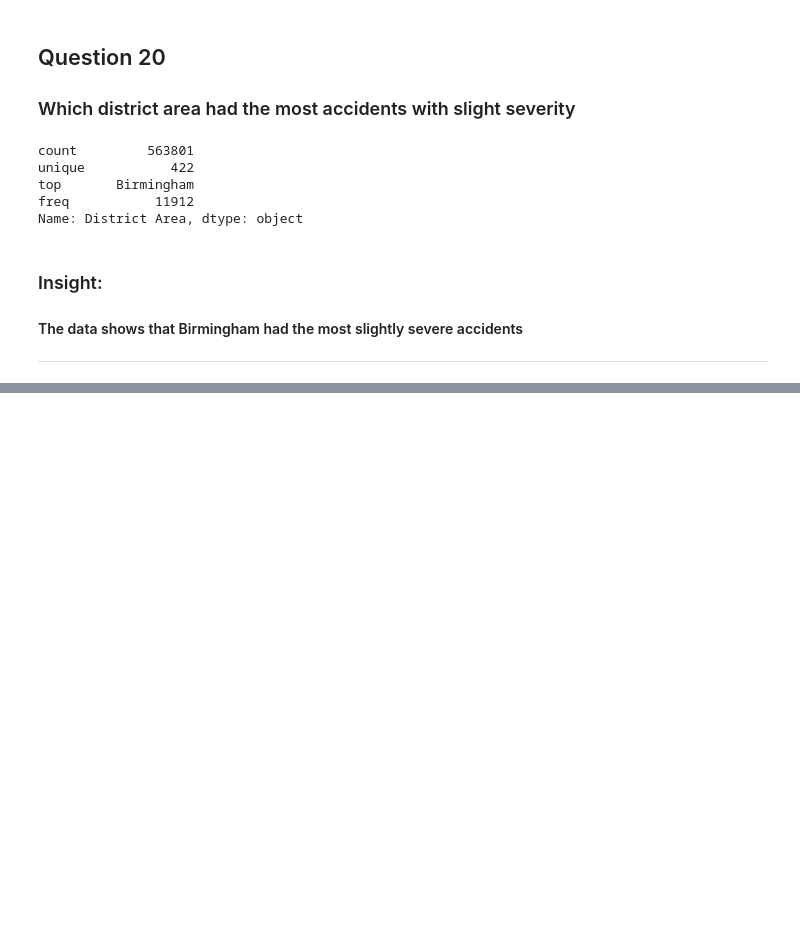
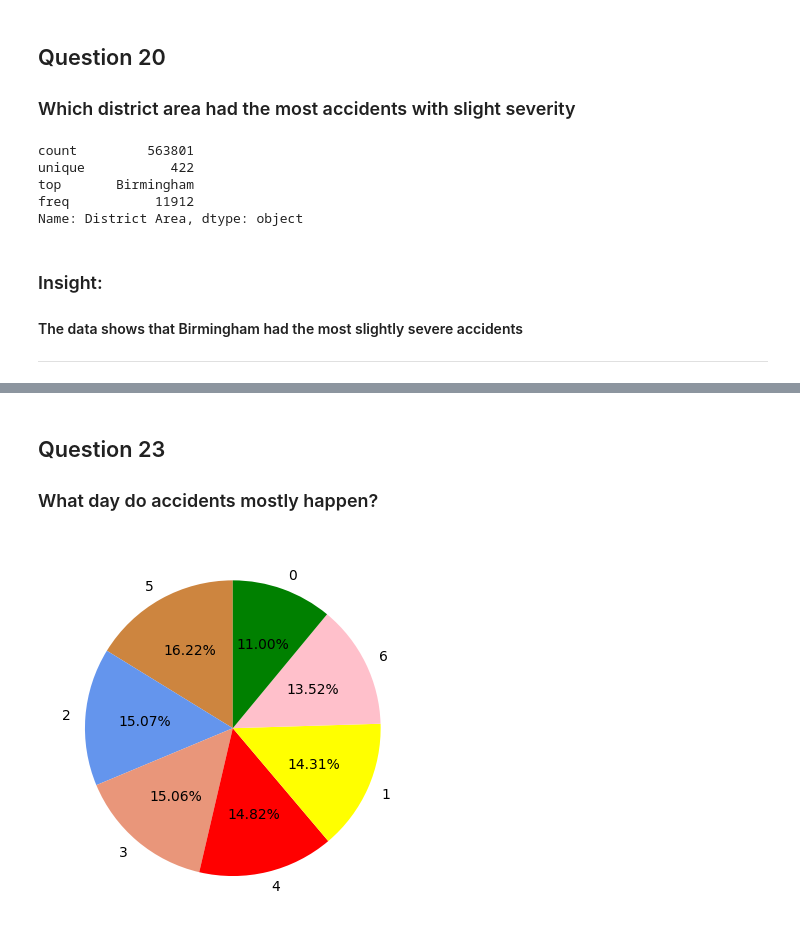
Before and after one commit to MArK720767/ELEC303-DataAnalytics, a Jupyter notebook: ELEC303 _GarayMark/Activity 2.ipynb, the cells around one changed output, grey strips where cells are left out. Saved outputs shown, nothing was run; the diff lists cells and outputs as text; code cells hidden in the pictures; blank space fills up the shorter version.

```diff
--- a/ELEC303 _GarayMark/Activity 2.ipynb
+++ b/ELEC303 _GarayMark/Activity 2.ipynb
@@ -11,7 +11,7 @@ warnings.filterwarnings("ignore")
 # %% [markdown]
 <h2>Load Dataset into Data Frame</h2>
 # %%
-data = pd.read_csv('dataset\\uk_road_accident.csv')
+data = pd.read_csv('datasets\\uk_road_accident.csv')
 # %% [markdown]
 <h2>Check DataFrame Information</h2>
 # %%
@@ -457,3 +457,9 @@ Name: District Area, dtype: object
 <h3>Insight:</h3>
 <h4>The data shows that Birmingham had the most slightly severe accidents</h4>
 <hr>
+# %%
+data['Accident Date'] = data['Accident Date'].str.strip()
+data['Accident Date'] = data['Accident Date'].astype('str')
+data['Accident Date'] = data['Accident Date'].str.replace('/', '-')
+# %%
+data['Accident Date'] = pd.to_datetime(data['Accident Date'], dayfirst = True, errors = 'coerce')
@@ -459,0 +484,5 @@ Name: District Area, dtype: object
+# %%
+data['Year'] = data['Accident Date'].dt.year
+data['Month'] = data['Accident Date'].dt.month
+data['Day'] = data['Accident Date'].dt.day
+data['DayOfWeek'] = data['Accident Date'].dt.dayofweek
@@ -459,0 +553,3 @@ Name: District Area, dtype: object
+# %% [markdown]
+ <h2>Question 23</h2>
+<h3>What day do accidents mostly happen?</h3>
@@ -459,0 +558,11 @@ Name: District Area, dtype: object
+# %%
+severity = data['DayOfWeek'].value_counts()
+
+plt.pie(severity,
+        labels = severity.index,
+        startangle= 90,
+        autopct = '%1.2f%%',
+        colors = ['Peru','Cornflowerblue','Darksalmon', 'red', 'yellow', 'pink', 'green'])
+plt.show()
+# %% [output]
+[figure, added]
```
Also changed, not shown: parts of 12 cells of this notebook.
